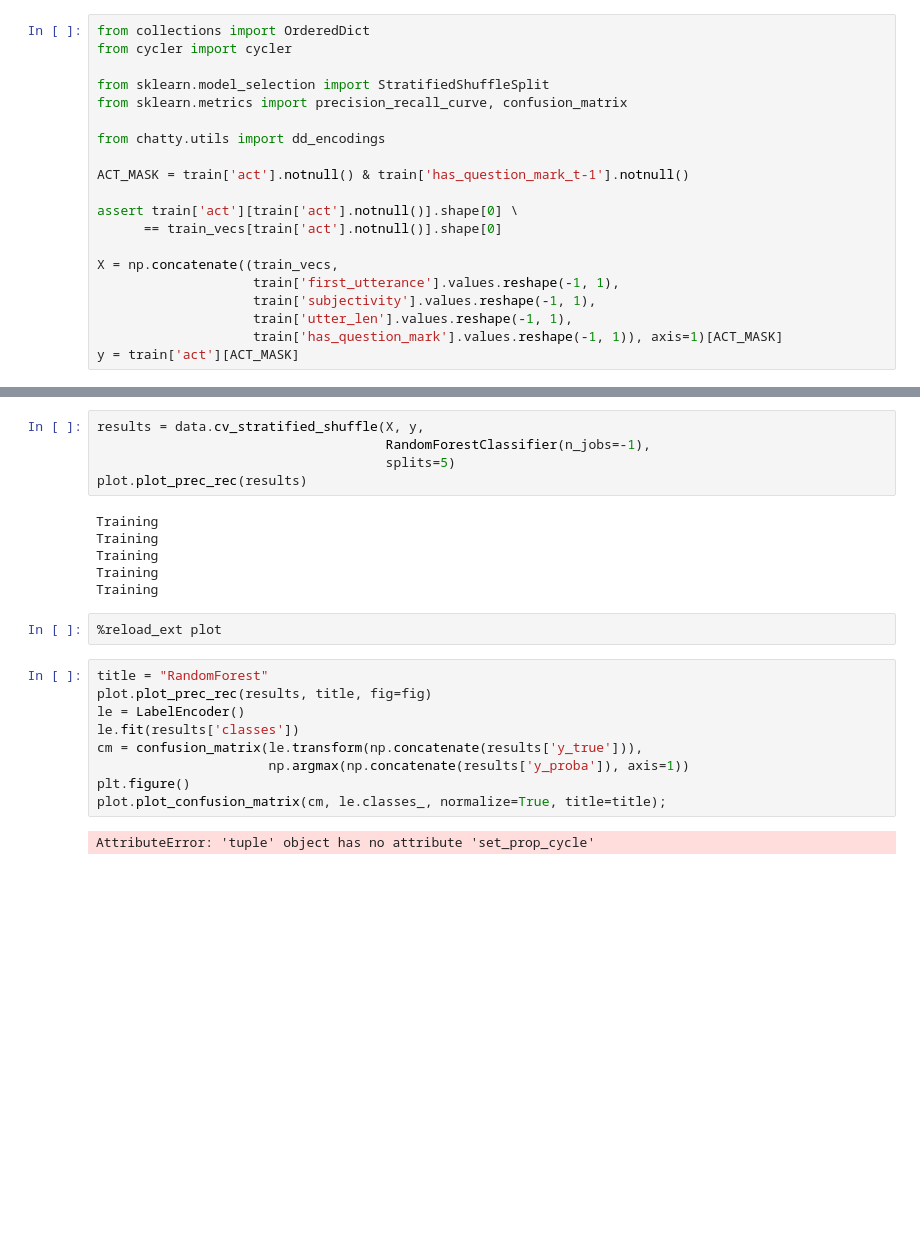
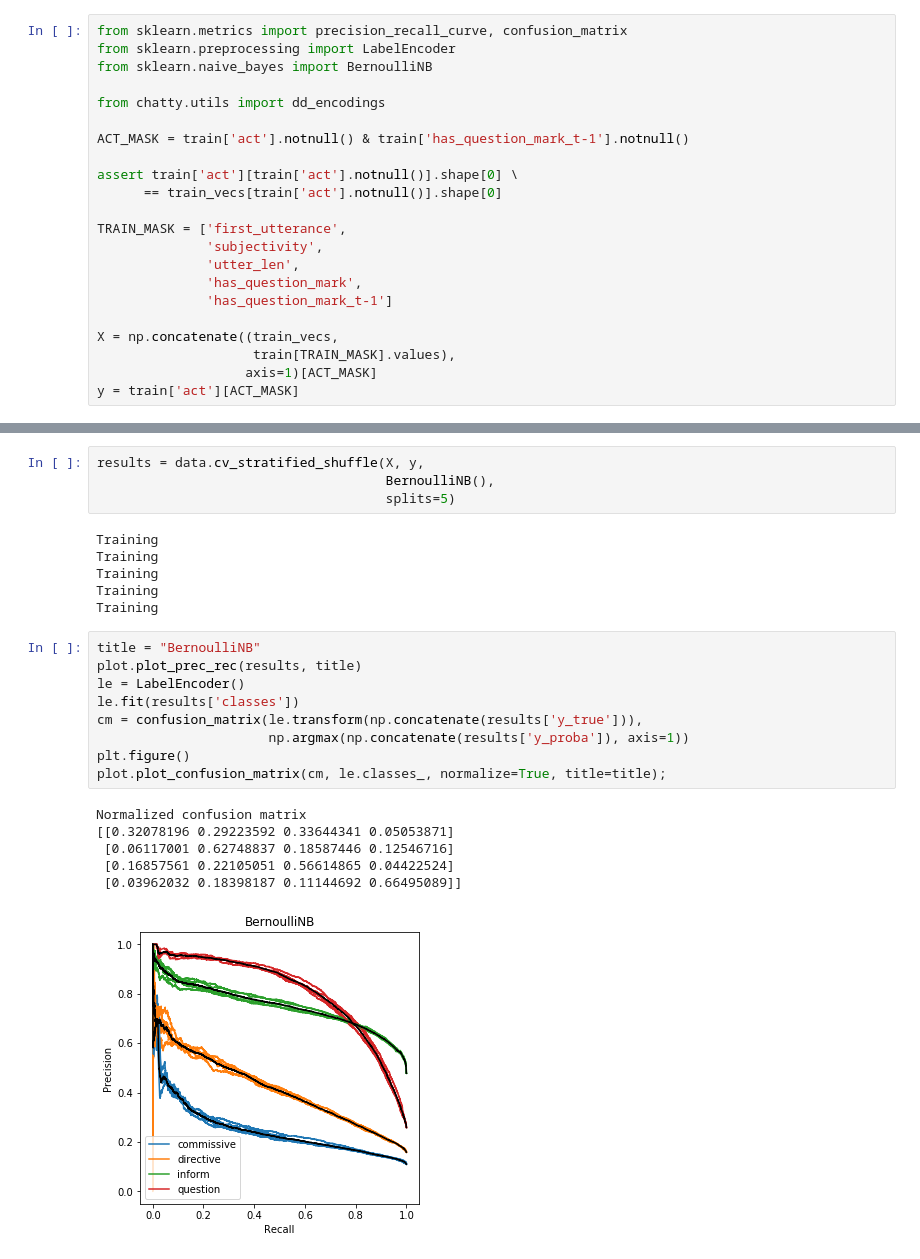
Before and after one commit to Ryanglambert/chatty, a Jupyter notebook: research/daily_dialogue/EDA-Word2Vec.ipynb, the cells around one changed output, grey strips where cells are left out. Saved outputs shown, nothing was run; the diff lists cells and outputs as text; blank space fills up the shorter version.

```diff
--- a/research/daily_dialogue/EDA-Word2Vec.ipynb
+++ b/research/daily_dialogue/EDA-Word2Vec.ipynb
@@ -44,9 +194,7 @@ Is first utterance?
 # %%
-from collections import OrderedDict
-from cycler import cycler
-
-from sklearn.model_selection import StratifiedShuffleSplit
 from sklearn.metrics import precision_recall_curve, confusion_matrix
+from sklearn.preprocessing import LabelEncoder
+from sklearn.naive_bayes import BernoulliNB
 
 from chatty.utils import dd_encodings
 
@@ -55,9 +203,13 @@ ACT_MASK = train['act'].notnull() & train['has_question_mark_t-1'].notnull()
 assert train['act'][train['act'].notnull()].shape[0] \
       == train_vecs[train['act'].notnull()].shape[0]
 
+TRAIN_MASK = ['first_utterance',
+              'subjectivity',
+              'utter_len',
+              'has_question_mark',
+              'has_question_mark_t-1']
+
 X = np.concatenate((train_vecs,
-                    train['first_utterance'].values.reshape(-1, 1),
-                    train['subjectivity'].values.reshape(-1, 1),
-                    train['utter_len'].values.reshape(-1, 1),
-                    train['has_question_mark'].values.reshape(-1, 1)), axis=1)[ACT_MASK]
+                    train[TRAIN_MASK].values),
+                   axis=1)[ACT_MASK]
 y = train['act'][ACT_MASK]
@@ -75,24 +216,26 @@ from sklearn.svm import SVC
 # %%
 results = data.cv_stratified_shuffle(X, y,
-                                     RandomForestClassifier(n_jobs=-1),
+                                     BernoulliNB(),
                                      splits=5)
-plot.plot_prec_rec(results)
 # %% [output]
 Training
 Training
 Training
 Training
 Training
-# %%
-%reload_ext plot
 # %%
-title = "RandomForest"
-plot.plot_prec_rec(results, title, fig=fig)
+title = "BernoulliNB"
+plot.plot_prec_rec(results, title)
 le = LabelEncoder()
 le.fit(results['classes'])
 cm = confusion_matrix(le.transform(np.concatenate(results['y_true'])),
                       np.argmax(np.concatenate(results['y_proba']), axis=1))
 plt.figure()
 plot.plot_confusion_matrix(cm, le.classes_, normalize=True, title=title);
 # %% [output]
-AttributeError: 'tuple' object has no attribute 'set_prop_cycle'
+Normalized confusion matrix
+[[0.32078196 0.29223592 0.33644341 0.05053871]
+ [0.06117001 0.62748837 0.18587446 0.12546716]
+ [0.16857561 0.22105051 0.56614865 0.04422524]
+ [0.03962032 0.18398187 0.11144692 0.66495089]]
+[figure, added]
```
Also changed, not shown: parts of 26 cells of this notebook, 1 other file.
